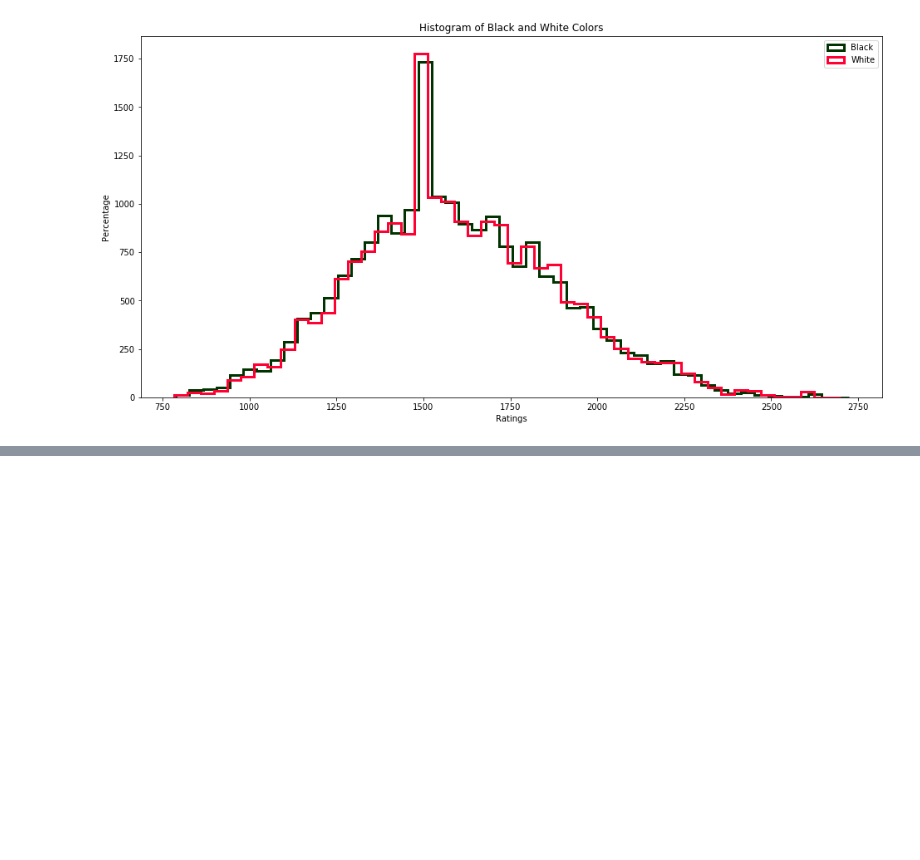
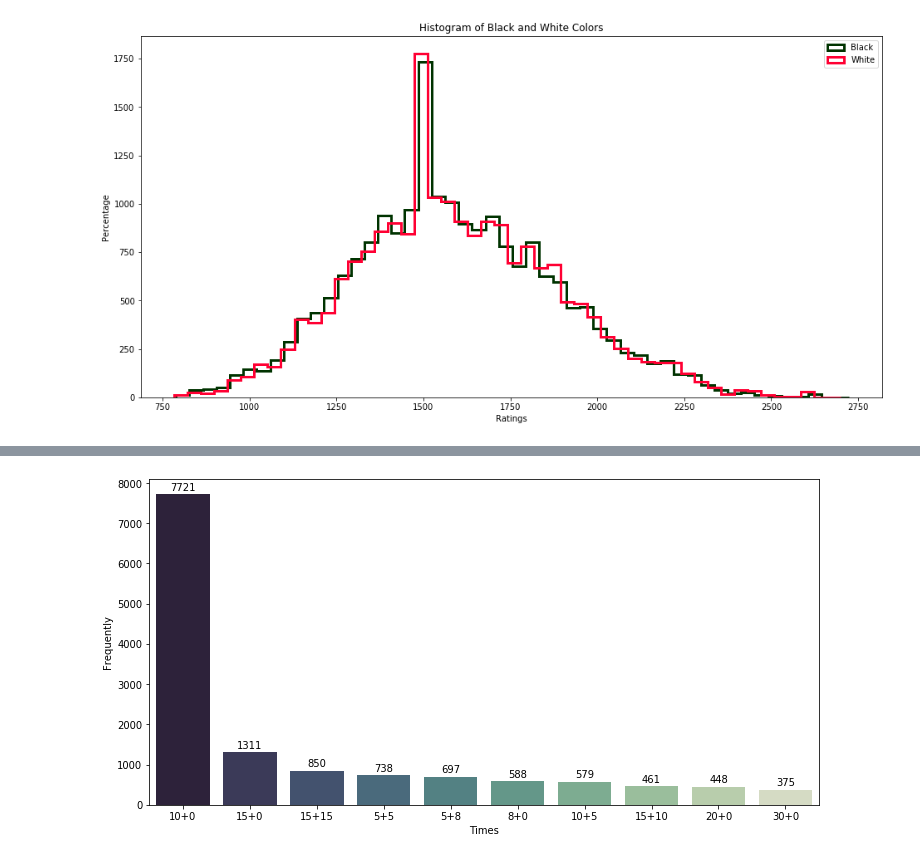
Before and after one commit to SoroushGhaderi/Lichess_Data_Analysis, a Jupyter notebook: Chess_Data_Analysis.ipynb, the cells around one changed output, grey strips where cells are left out. Drawn from its saved outputs; the diff is of its cells as text; code cells hidden in the pictures; blank space fills up the shorter version.

```diff
--- a/Chess_Data_Analysis.ipynb
+++ b/Chess_Data_Analysis.ipynb
@@ -149,0 +122,21 @@ Name: initial_time, dtype: int64
+# %%
+# change type of initial_time and addition_time from string to integer
+chess["initial_time"] = chess["initial_time"].astype("int")
+chess["addition_time"] = chess["addition_time"].astype("int")
+# %%
+# top 10 of most played times
+frequently_initial_time = chess["increment_code"].value_counts().nlargest(10)
+# %%
+plt.figure(figsize= (12,6))
+times= sns.barplot(x= frequently_initial_time.index, y= frequently_initial_time.values,
+                   palette= sns.cubehelix_palette(10, start=.5, rot=-.75, reverse= True) )
+plt.xlabel("Times")
+plt.ylabel("Frequently")
+# write number of occures each column on bars
+for p in times.patches:
+    height = p.get_height()
+    text = str(int(height))
+    times.text(p.get_x()+p.get_width()/2,height + 100 ,text,ha="center")
+plt.show()
+# %% [output]
+[figure, added]
```
Also changed, not shown: parts of 6 cells of this notebook.
